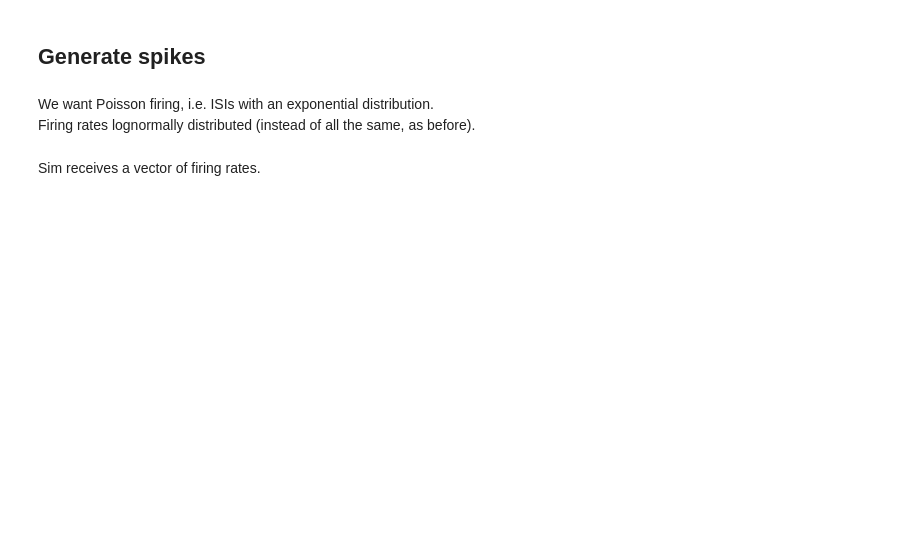
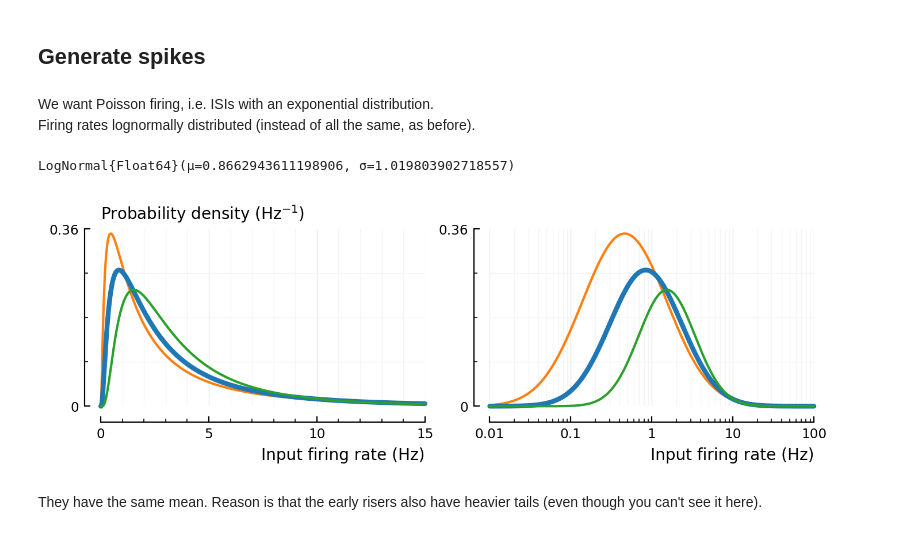
Before and after one commit to tfiers/phd, a Jupyter notebook: notebooks/2022-01-08__1000_to_1.ipynb, the cells around one changed output. Saved outputs shown, nothing was run; the diff lists cells and outputs as text; code cells hidden in the pictures; blank space fills up the shorter version.

```diff
--- a/notebooks/2022-01-08__1000_to_1.ipynb
+++ b/notebooks/2022-01-08__1000_to_1.ipynb
@@ -9,12 +10,53 @@ using Unitful: mV, Hz, ms, s, minute
 using VoltageToMap
+# %%
+save = savefig $ (; subdir="methods");
 # %% [markdown]
 ## Generate spikes
+# %% [markdown]
+We want Poisson firing, i.e. ISIs with an exponential distribution.
+Firing rates lognormally distributed (instead of all the same, as before).
+# %%
+"""
+`μ` and `σ` are mean and standard deviation of the underlying Gaussian.
+`mean` is the mean of the log of the Gaussian.
+"""
+function LogNormal_with_mean(mean, σ)
+    μ = log(mean) - σ^2 / 2
+    LogNormal(μ, σ)
+end;
+# %%
+# Mean and variance from Roxin2011 (cross checked with its refs Hromádka, O'Connor).
+
+input_spike_rate = LogNormal_with_mean(4, √(1.04))  # both in Hz
+# %% [output]
+LogNormal{Float64}(μ=0.8662943611198906, σ=1.019803902718557)
+# %%
+y = pdf.(input_spike_rate, r)
+xlabel = "Input firing rate (Hz)"
+title = L"Probability density (Hz$^{-1}$)"
+fig, (ax1, ax2) = plt.subplots(ncols=2, figsize=(8, 2))
+
+rlin = 0:0.01:15
+rlog = exp10.(-2:0.01:2)
+function plot_fr_dist(dist; kw...)
+    f = pdf $ dist
+    plot(ax1, rlin, f.(rlin); kw...)
+    plot(ax2, rlog, f.(rlog); kw...)
+end
+
+plot_fr_dist(LogNormal_with_mean(4, 1.2), c="C1")
+plot_fr_dist(input_spike_rate, c="C0", lw=3)
+plot_fr_dist(LogNormal_with_mean(4, 0.8), c="C2")
+
+set!(ax1; xlabel, title, yrange=true)
+set!(ax2; xlabel, xscale="log", yrange=true)
+
+save("lognormal.pdf")
+# %% [output]
+[figure, added]
+# %% [markdown]
+They have the same mean. Reason is that the early risers also have heavier tails (even though you can't see it here).
 # %%
 N_exc    = 1600
 N_inh    = 400
 N_unconn = 100;
-# %% [markdown]
-We want Poisson firing, i.e. ISIs with an exponential distribution.
-Firing rates lognormally distributed (instead of all the same, as before).
-# %% [markdown]
-Sim receives a vector of firing rates.
```
Also changed, not shown: parts of 12 cells of this notebook, 8 other files.
